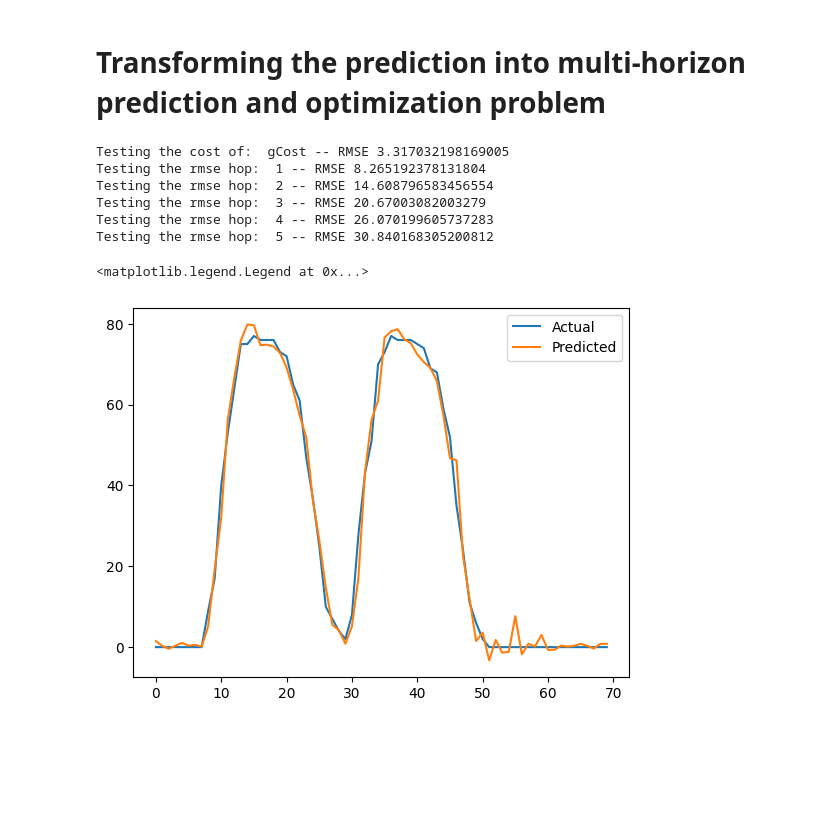
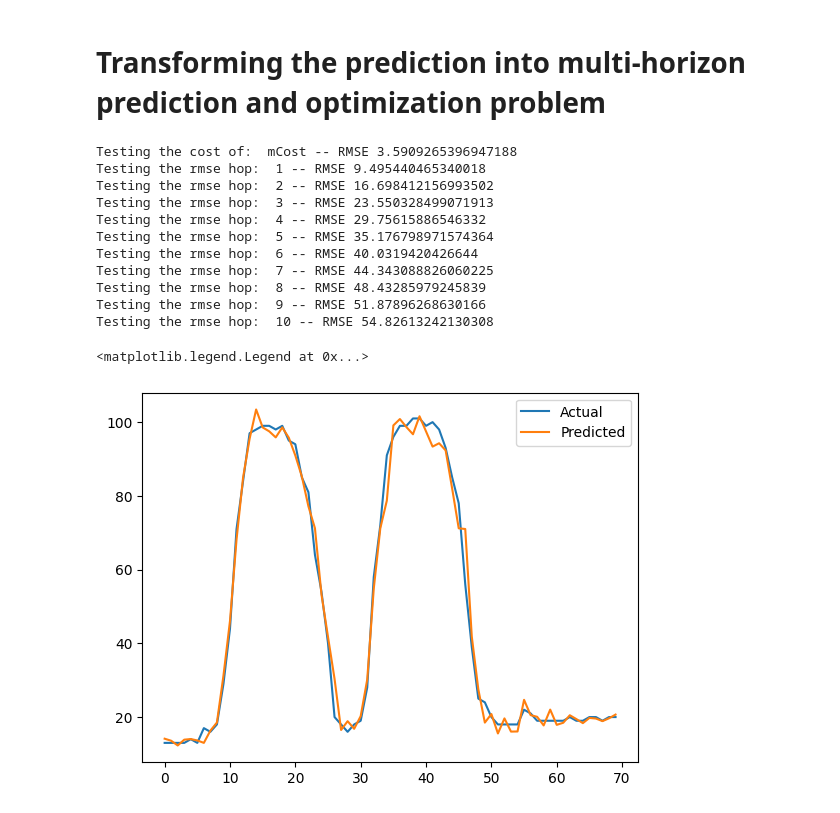
Before and after one commit to dipayan2/ARMAModel, a Jupyter notebook: PredictiveRun.ipynb, the cells around one changed output. Saved outputs shown, nothing was run; the diff lists cells and outputs as text; code cells hidden in the pictures; blank space fills up the shorter version.

```diff
--- a/PredictiveRun.ipynb
+++ b/PredictiveRun.ipynb
@@ -277,15 +277,16 @@ shiftARX = 3
 trainIDX = 200
 testIDX = 200
 N_CLUST = 5
-N_HOPS = 5
-cFreq = 'sFreq'
+N_HOPS = 10 # Future prediction window
+cFreq = 'bFreq'#'sFreq'
 mFreq = 'mFreq'
 gFreq = 'gFreq'
+# bFreq = 'bFreq'
 
-endog = 'gCost'
-exog = 'mCost'
-exog1 = 'cCost'
-rFreq = gFreq
+endog = 'mCost'
+exog = 'cCost'
+exog1 = 'gCost'
+rFreq = mFreq
 
 ### Test values IDX
 TestIDX = 70 # How many steps to run
@@ -293,8 +294,8 @@ TestIDX = 70 # How many steps to run
 freq_dict = {}
 freq_dict['gFreq'] = [177000000,266000000,350000000,420000000,480000000,600000000]
 freq_dict['mFreq'] = [165000000,206000000,275000000,413000000,543000000,633000000,728000000,825000000]#,933000000]
-freq_dict['sFreq'] = [200000,300000,400000,500000,600000,700000,800000,900000,1000000,1100000,1200000,1300000,1400000]
-# freq_dict['sFreq'] = [200000,300000,400000,500000,600000,700000,800000,900000,1000000,1100000,1200000,1300000,1400000,1500000,1600000,1700000,1800000,1900000,2000000]
+# freq_dict['sFreq'] = [200000,300000,400000,500000,600000,700000,800000,900000,1000000,1100000,1200000,1300000,1400000]
+freq_dict['bFreq'] = [200000,300000,400000,500000,600000,700000,800000,900000,1000000,1100000,1200000,1300000,1400000,1500000,1600000,1700000,1800000,1900000,2000000]
 # %%
 ## Getting the data ready for test train split and bucnch of experiments
 # complete_data = pd.read_csv('UtilTRNS.csv')
@@ -565,37 +600,54 @@ for id in range(TestIDX):
         # added the prediciton and removed the prev
         x_d.extend(my_endog[:-1])
         ## Add the exog from original
         my_endog = x_d
         x_data = my_endog.copy()
         x_data.extend(xQ_test[id+h+1][shiftAR:])
 
         # if id==10:
         #     print("shifted",x_data,"pred",my_pred)
         my_pred = prediction(modelQ,x_data,clusterQ_center)
         ys_hops[h].append(my_pred)
 
 
 
 yQ_out = yQ_test[:TestIDX]
 print("Testing the cost of: ", endog, "-- RMSE", rmse(yQ_out,ys_target))
 ## RMSE of NHOPS code
 for h in range(N_HOPS):
     yh_out = yQ_test[h+1:TestIDX+h+1]
     print("Testing the rmse hop: ", h+1, "-- RMSE", rmse(yh_out,ys_hops[h]))
 
+## create the 2D data for opt
+Y_All = []
+for i in range(len(ys_target)):
+    val = [0.0]*(N_HOPS+1)
+    for j in range(N_HOPS+1):
+        if j == 0:
+            val[j] = ys_target[i]
+        else:
+            val[j] = ys_hops[j-1][i]
+    Y_All.append(val)
+
+
 # Plot the results
 df_plot = pd.DataFrame()
 df_plot['Actual'] = yQ_out
 df_plot['Predicted'] = ys_target
 ax = df_plot[['Actual','Predicted']].plot()
 ax.legend(bbox_to_anchor=(1.0, 1.0))
 #### Done
 # %% [output]
-Testing the cost of:  gCost -- RMSE 3.317032198169005
-Testing the rmse hop:  1 -- RMSE 8.265192378131804
-Testing the rmse hop:  2 -- RMSE 14.608796583456554
-Testing the rmse hop:  3 -- RMSE 20.67003082003279
-Testing the rmse hop:  4 -- RMSE 26.070199605737283
-Testing the rmse hop:  5 -- RMSE 30.840168305200812
+Testing the cost of:  mCost -- RMSE 3.5909265396947188
+Testing the rmse hop:  1 -- RMSE 9.495440465340018
+Testing the rmse hop:  2 -- RMSE 16.698412156993502
+Testing the rmse hop:  3 -- RMSE 23.550328499071913
+Testing the rmse hop:  4 -- RMSE 29.75615886546332
+Testing the rmse hop:  5 -- RMSE 35.176798971574364
+Testing the rmse hop:  6 -- RMSE 40.0319420426644
+Testing the rmse hop:  7 -- RMSE 44.343088826060225
+Testing the rmse hop:  8 -- RMSE 48.43285979245839
+Testing the rmse hop:  9 -- RMSE 51.87896268630166
+Testing the rmse hop:  10 -- RMSE 54.82613242130308
 <matplotlib.legend.Legend at 0x...>
-[figure, old version]
+[figure, new version]
```
Also changed, not shown: parts of 14 cells of this notebook, 1 other file.
